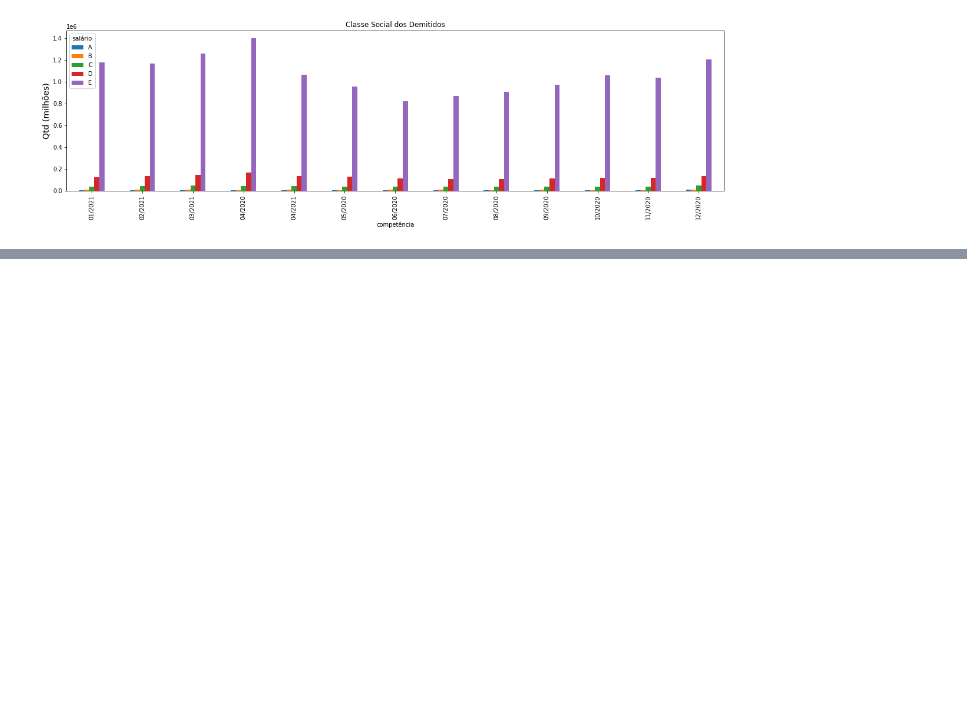
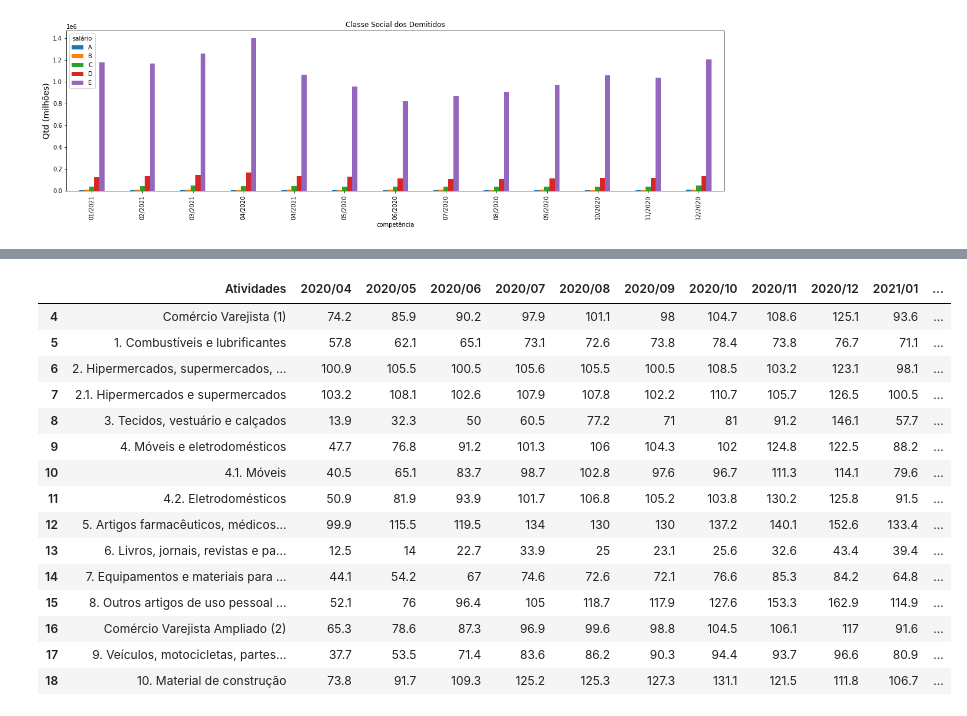
Before and after one commit to BettoFranca/Analise_dados_publicos_Estatisticas_do_Trabalho_na_Pandemia, a Jupyter notebook: Estatisticas_do_Trabalho.ipynb, the cells around one changed output, grey strips where cells are left out. Saved outputs shown, nothing was run; the diff lists cells and outputs as text; code cells hidden in the pictures; blank space fills up the shorter version.

```diff
--- a/Estatisticas_do_Trabalho.ipynb
+++ b/Estatisticas_do_Trabalho.ipynb
@@ -484,0 +511,19 @@ Text(0, 0.5, 'Qtd (milhões)')
+# %%
+df.head(20)
+# %% [output]
+|  | Atividades | 2020/04 | 2020/05 | 2020/06 | 2020/07 | 2020/08 | 2020/09 | 2020/10 | 2020/11 | 2020/12 | 2021/01 | ... |
+| 4 | Comércio Varejista (1) | 74.2 | 85.9 | 90.2 | 97.9 | 101.1 | 98 | 104.7 | 108.6 | 125.1 | 93.6 | ... |
+| 5 | 1. Combustíveis e lubrificantes | 57.8 | 62.1 | 65.1 | 73.1 | 72.6 | 73.8 | 78.4 | 73.8 | 76.7 | 71.1 | ... |
+| 6 | 2. Hipermercados, supermercados, ... | 100.9 | 105.5 | 100.5 | 105.6 | 105.5 | 100.5 | 108.5 | 103.2 | 123.1 | 98.1 | ... |
+| 7 | 2.1. Hipermercados e supermercados | 103.2 | 108.1 | 102.6 | 107.9 | 107.8 | 102.2 | 110.7 | 105.7 | 126.5 | 100.5 | ... |
+| 8 | 3. Tecidos, vestuário e calçados | 13.9 | 32.3 | 50 | 60.5 | 77.2 | 71 | 81 | 91.2 | 146.1 | 57.7 | ... |
+| 9 | 4. Móveis e eletrodomésticos | 47.7 | 76.8 | 91.2 | 101.3 | 106 | 104.3 | 102 | 124.8 | 122.5 | 88.2 | ... |
+| 10 | 4.1. Móveis | 40.5 | 65.1 | 83.7 | 98.7 | 102.8 | 97.6 | 96.7 | 111.3 | 114.1 | 79.6 | ... |
+| 11 | 4.2. Eletrodomésticos | 50.9 | 81.9 | 93.9 | 101.7 | 106.8 | 105.2 | 103.8 | 130.2 | 125.8 | 91.5 | ... |
+| 12 | 5. Artigos farmacêuticos, médicos... | 99.9 | 115.5 | 119.5 | 134 | 130 | 130 | 137.2 | 140.1 | 152.6 | 133.4 | ... |
+| 13 | 6. Livros, jornais, revistas e pa... | 12.5 | 14 | 22.7 | 33.9 | 25 | 23.1 | 25.6 | 32.6 | 43.4 | 39.4 | ... |
+| 14 | 7. Equipamentos e materiais para ... | 44.1 | 54.2 | 67 | 74.6 | 72.6 | 72.1 | 76.6 | 85.3 | 84.2 | 64.8 | ... |
+| 15 | 8. Outros artigos de uso pessoal ... | 52.1 | 76 | 96.4 | 105 | 118.7 | 117.9 | 127.6 | 153.3 | 162.9 | 114.9 | ... |
+| 16 | Comércio Varejista Ampliado (2) | 65.3 | 78.6 | 87.3 | 96.9 | 99.6 | 98.8 | 104.5 | 106.1 | 117 | 91.6 | ... |
+| 17 | 9. Veículos, motocicletas, partes... | 37.7 | 53.5 | 71.4 | 83.6 | 86.2 | 90.3 | 94.4 | 93.7 | 96.6 | 80.9 | ... |
+| 18 | 10. Material de construção | 73.8 | 91.7 | 109.3 | 125.2 | 125.3 | 127.3 | 131.1 | 121.5 | 111.8 | 106.7 | ... |
```
Also changed, not shown: parts of 6 cells of this notebook.
